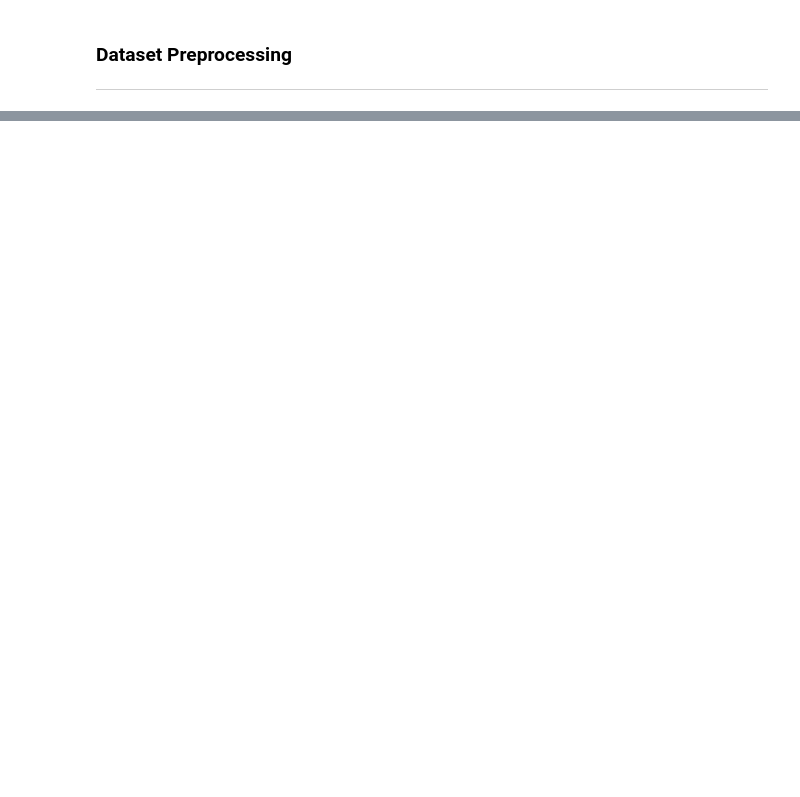
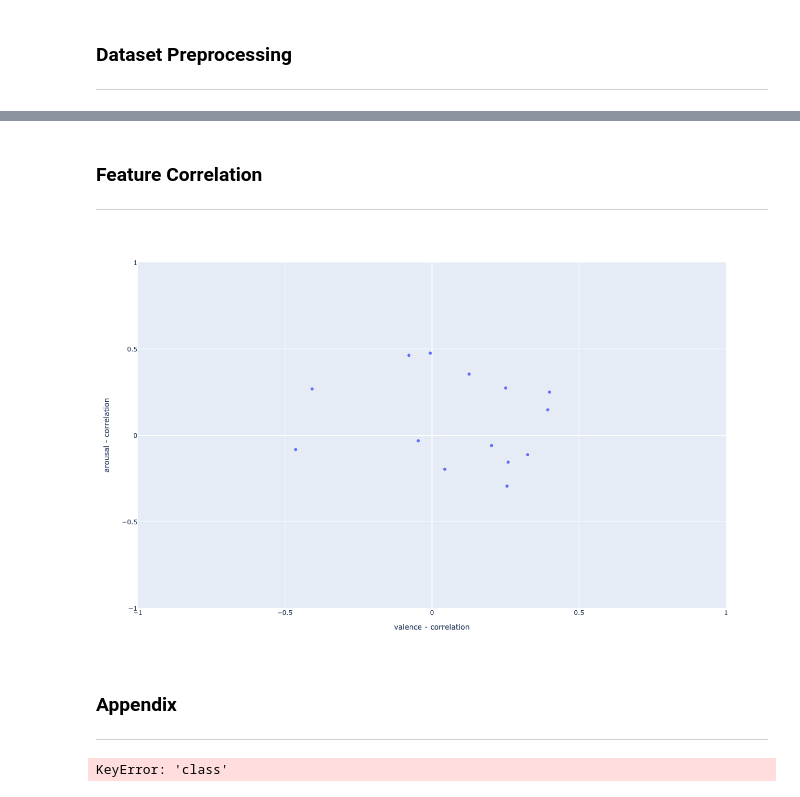
Before and after one commit to The-Deadly-Hyenas/Data-Exploration, a Jupyter notebook: data_exploration_benjamin.ipynb, the cells around one changed output, grey strips where cells are left out. Drawn from its saved outputs; the diff is of its cells as text; code cells hidden in the pictures; blank space fills up the shorter version.

```diff
--- a/data_exploration_benjamin.ipynb
+++ b/data_exploration_benjamin.ipynb
@@ -11,8 +13,8 @@ import matplotlib.pyplot as plt
 # %%
 # annotated features
-pandas_annot = pd.read_pickle(os.path.join('dataset', 'task_2_annotations_82d1d6d1093eaab6_e330cbf_pandas.pkl'))
-pandas_annot_df = pd.DataFrame.from_dict(pandas_annot)
-pandas_annot_df
+annot = pd.read_pickle(os.path.join('dataset', 'task_2_annotations_82d1d6d1093eaab6_e330cbf_pandas.pkl'))
+annot_df = pd.DataFrame.from_dict(annot)
+annot_df
 # %% [output]
 |  | pianist_id | segment_id | annotator_id | arousal | valence | gems_wonder | gems_transcendence | ... |
 | 0 | 1 | 0 | 91 | 1 | -1 | 2 | 1 | ... |
@@ -96,0 +42,4 @@ pandas_annot_df
+# %%
+# normalize dataset
+annot_df = (annot_df-annot_df.mean())/annot_df.std()
+annot_df
@@ -96,0 +60,54 @@ pandas_annot_df
+# %% [markdown]
+### Feature Correlation
+---
+# %%
+annot_df_corr = annot_df.copy()
+annot_df_corr = annot_df_corr.drop(['pianist_id', 'segment_id', 'annotator_id'], axis=1)
+
+def corr(df):
+    data_x, data_y = [], []
+    model = df.columns.to_list()[0:2]
+    features = df.columns.to_list()[2:16]
+    for idx, x in enumerate(features):
+        for idy, y in enumerate(model):
+            if idy == 0:
+                corr_arousal = df[y].corr(df[x])
+            elif idy == 1:
+                corr_valence = df[y].corr(df[x])
+        data_x.append(corr_valence)
+        data_y.append(corr_arousal)
+    return data_x, data_y
+
+x, y = corr(annot_df_corr)
+# %%
+fig = px.scatter(x=x, y=y, width=800, height=800)
+fig.update_xaxes(range = [-1,1], title="valence - correlation")
+fig.update_yaxes(range = [-1,1], title="arousal - correlation")
+fig.show()
+# %% [output]
+[figure, added]
+# %% [markdown]
+### Appendix
+---
+# %%
+annot_df_mean = annot_df.copy()
+annot_df_mean = annot_df_mean.drop(['pianist_id', 'annotator_id'], axis=1)
+
+df_angry = annot_df_mean.loc[annot_df['class'] == 'angry']
+group_mean_angry = df_angry.groupby(['segment_id']).mean()
+
+df_happy = annot_df_mean.loc[annot_df['class'] == 'happy']
+group_mean_happy = df_happy.groupby(['segment_id']).mean()
+
+df_sad = annot_df_mean.loc[annot_df['class'] == 'sad']
+group_mean_sad = df_sad.groupby(['segment_id']).mean()
+
+df_relaxed = annot_df_mean.loc[annot_df['class'] == 'relaxed']
+group_mean_relaxed = df_relaxed.groupby(['segment_id']).mean()
+
+df_none = annot_df_mean.loc[annot_df['class'] == 'none']
+group_mean_none = df_none.groupby(['segment_id']).mean()
+
+group_mean_happy
+# %% [output]
+KeyError: 'class'
```
Also changed, not shown: parts of 12 cells of this notebook.
